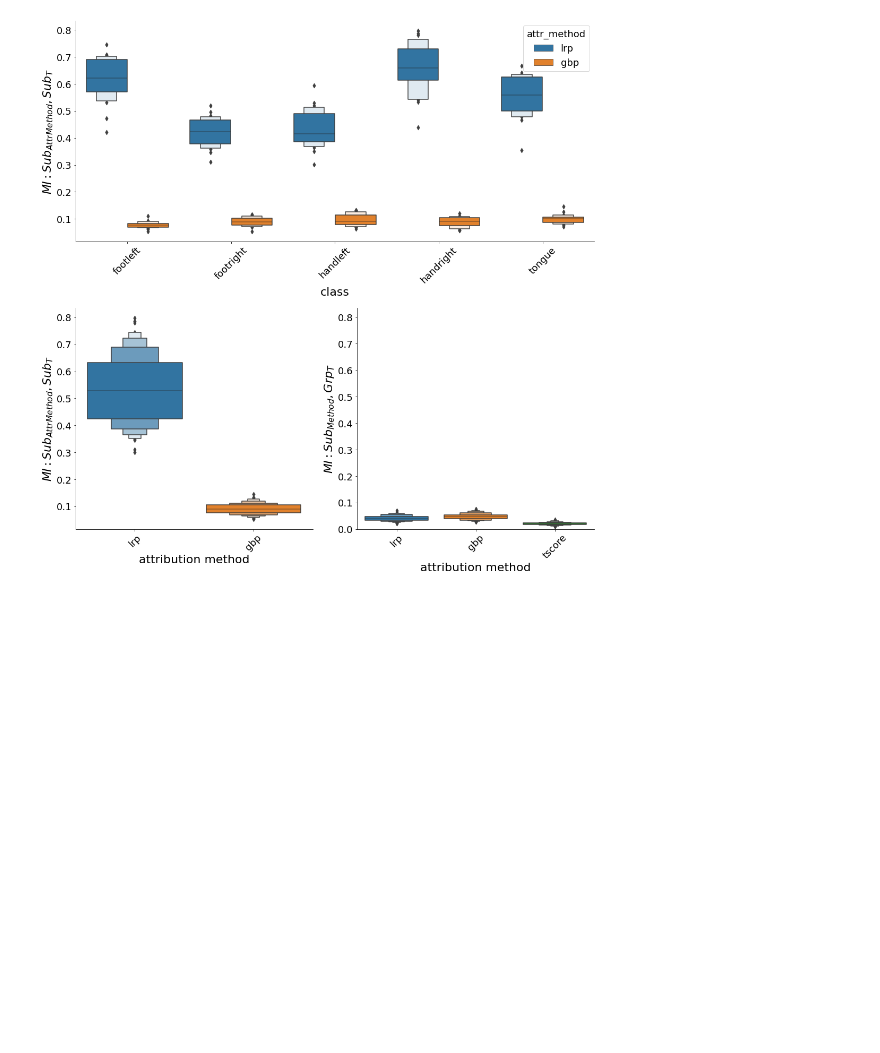
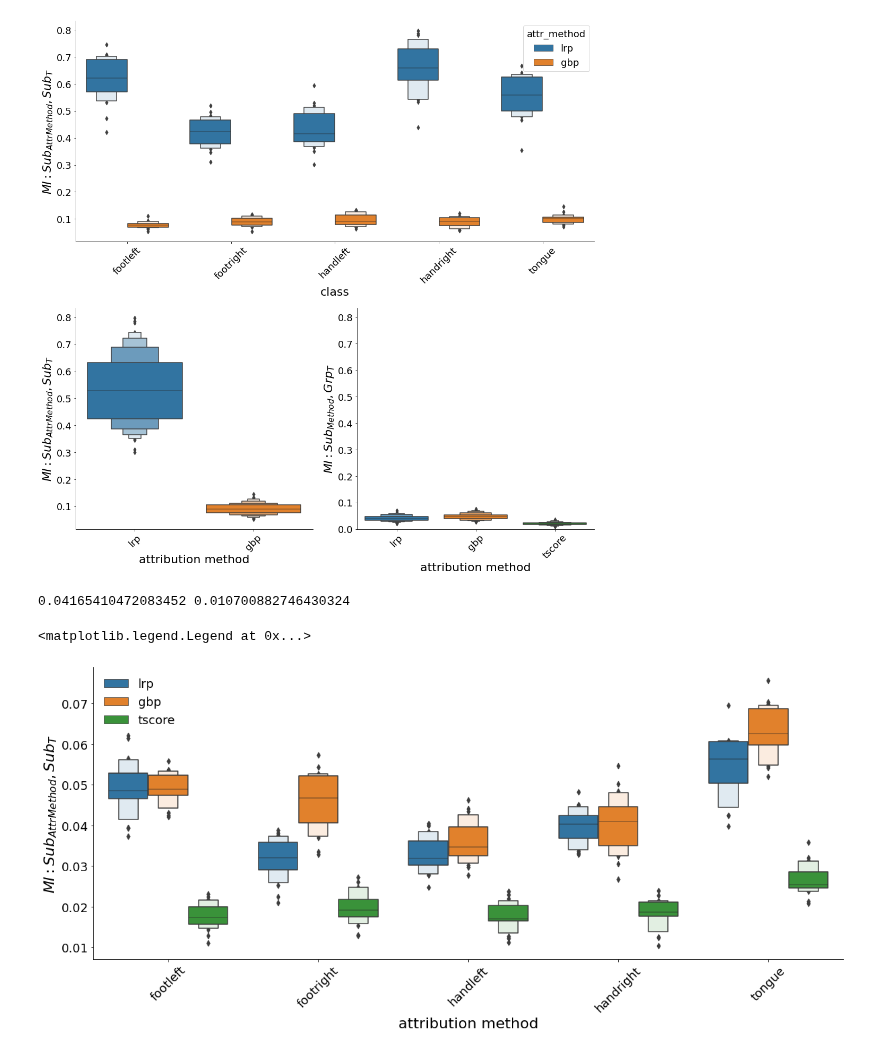
Before and after one commit to PhilippS893/thesis_code_and_analyses, a Jupyter notebook: 01_train_classifier/additional_analyses.ipynb, the cells around one changed output. Saved outputs shown, nothing was run; the diff lists cells and outputs as text; code cells hidden in the pictures; blank space fills up the shorter version.

```diff
--- a/01_train_classifier/additional_analyses.ipynb
+++ b/01_train_classifier/additional_analyses.ipynb
@@ -376,3 +376,19 @@ fig.tight_layout()
 plt.savefig("figures/mi_whole-brain.pdf", facecolor=fig.get_facecolor(), transparent=True)
 # %% [output]
 [figure]
+# %%
+m = "lrp"
+print(test[test.attr_method==m].mi.mean(), test[test.attr_method==m].mi.std())
+# %% [output]
+0.04165410472083452 0.010700882746430324
+# %%
+fig, ax = plt.subplots(figsize=(20, 8))
+sns.boxenplot(ax=ax, data=test, x="class", y="mi", hue="attr_method", k_depth="trustworthy")
+plt.gca().set_ylabel("$MI: Sub_{AttrMethod}, Sub_{T}$")
+plt.gca().set_xticklabels(df["class"].unique(), rotation=45);
+plt.gca().set_xlabel("attribution method")
+plt.gca().spines[["top", "right"]].set_visible(False)
+ax.legend(frameon=False)
+# %% [output]
+<matplotlib.legend.Legend at 0x...>
+[figure, added]
```
Also changed, not shown: 25 other files.
